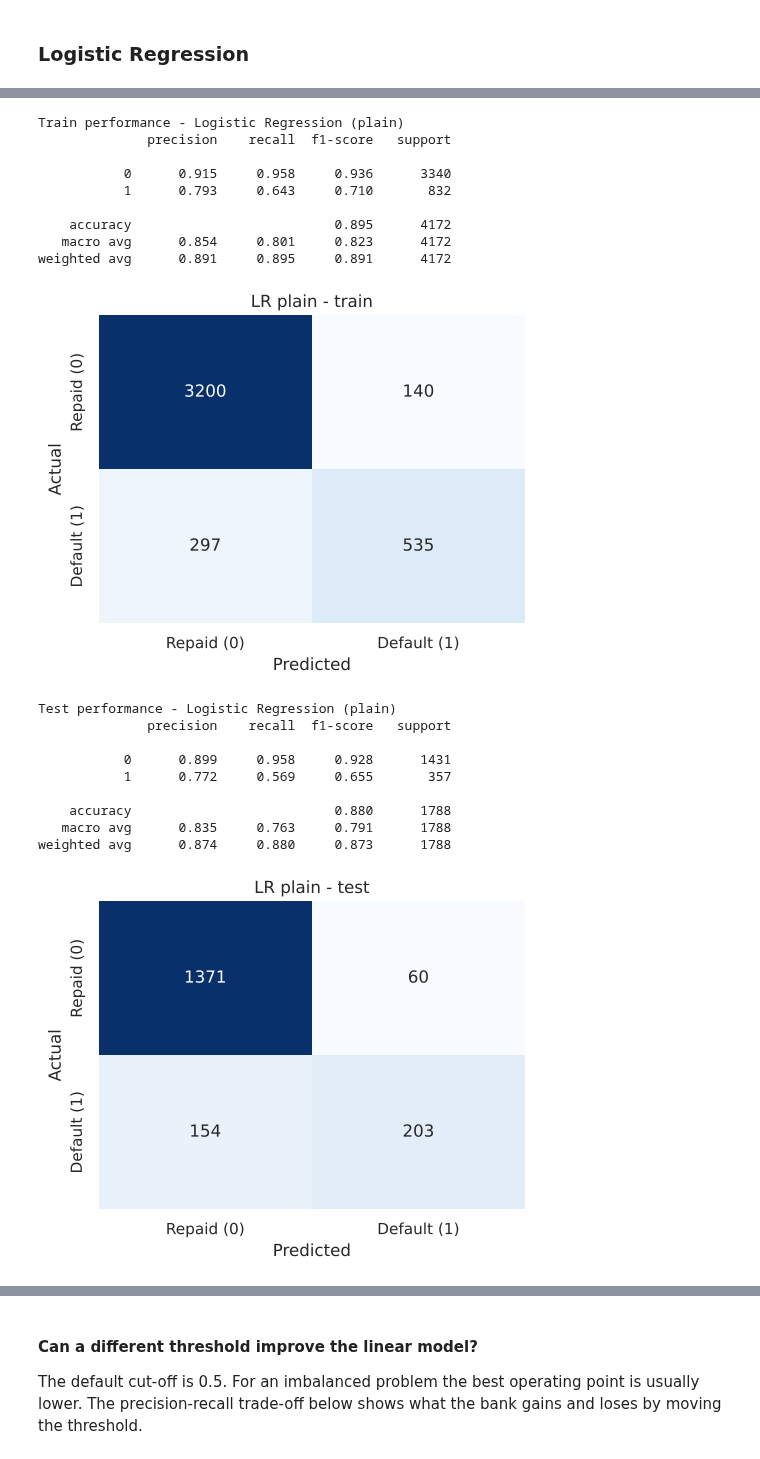
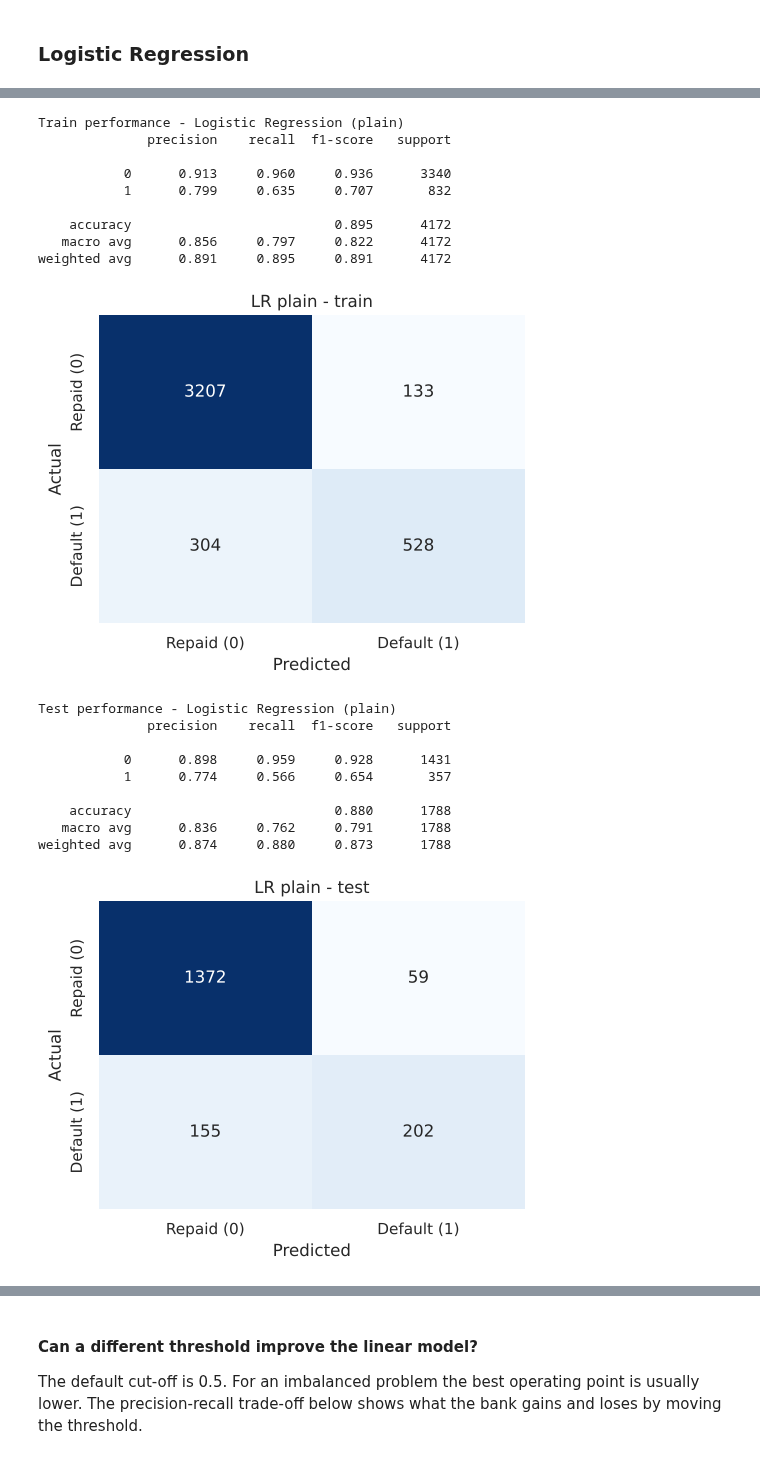
Before and after one commit to shubham1891/Personal-code, a Jupyter notebook: notebooks/Loan_Default_Prediction_Capstone.ipynb, the cells around one changed output, grey strips where cells are left out. Cells and saved outputs as stored; diff of their text form; code cells hidden in the pictures.

```diff
--- a/notebooks/Loan_Default_Prediction_Capstone.ipynb
+++ b/notebooks/Loan_Default_Prediction_Capstone.ipynb
@@ -719,0 +752,4 @@ plt.show()
+# %%
+train_idx, test_idx = train_test_split(data.index, test_size=0.30, random_state=RANDOM_STATE, stratify=data["BAD"])
+print(f"Training rows: {len(train_idx):,} | Test rows: {len(test_idx):,}")
+print(f"Default rate - train: {data.loc[train_idx, 'BAD'].astype(int).mean():.3f}, test: {data.loc[test_idx, 'BAD'].astype(int).mean():.3f}")
@@ -732,31 +771,30 @@ Both kinds matter differently for different models:
 
 We therefore keep two versions of the data: `df_lr` (outliers capped, for the linear model) and `data` (untreated, for the tree models).
 # %%
-def treat_outliers(df, col):
-    '''Cap a numerical column at the IQR whiskers.'''
-    Q1 = df[col].quantile(0.25)
-    Q3 = df[col].quantile(0.75)
+def treat_outliers(df, col, fit_rows):
+    '''Cap a numerical column at the IQR whiskers computed on the training rows.'''
+    Q1 = df.loc[fit_rows, col].quantile(0.25)
+    Q3 = df.loc[fit_rows, col].quantile(0.75)
     IQR = Q3 - Q1
     lower, upper = Q1 - 1.5 * IQR, Q3 + 1.5 * IQR
     df[col] = np.clip(df[col], lower, upper)
     return df
 
-def treat_outliers_all(df, col_list):
+def treat_outliers_all(df, col_list, fit_rows):
     for c in col_list:
-        df = treat_outliers(df, c)
+        df = treat_outliers(df, c, fit_rows)
     return df
 
 df_lr = data.copy()
 
 # IQR capping for the continuous variables
 iqr_cols = [c for c in num_cols if c not in ("DEROG", "DELINQ")]
-df_lr = treat_outliers_all(df_lr, iqr_cols)
+df_lr = treat_outliers_all(df_lr, iqr_cols, train_idx)
 
 # DEROG and DELINQ are counts with Q1 = Q3 = 0, so the IQR whiskers collapse to zero and would erase
-# the variables entirely. They are capped at the 99th percentile instead.
+# the variables entirely. They are capped at the 99th percentile (of the training rows) instead.
 for c in ["DEROG", "DELINQ"]:
-    cap = df_lr[c].quantile(0.99)
-    df_lr[c] = df_lr[c].clip(upper=cap)
+    df_lr[c] = df_lr[c].clip(upper=df_lr.loc[train_idx, c].quantile(0.99))
 
 # Compare the maximum of each column before and after capping
 pd.DataFrame({"max_before": data[num_cols].max(), "max_after": df_lr[num_cols].max(),
@@ -919,18 +957,17 @@ def prepare_xy(df):
 
 # Linear-model version (outliers capped)
 X_lr, y_lr = prepare_xy(df_lr)
-X_train_lr, X_test_lr, y_train_lr, y_test_lr = train_test_split(
-    X_lr, y_lr, test_size=0.30, random_state=RANDOM_STATE, stratify=y_lr)
+X_train_lr, X_test_lr = X_lr.loc[train_idx], X_lr.loc[test_idx]
+y_train_lr, y_test_lr = y_lr.loc[train_idx], y_lr.loc[test_idx]
 
 # Tree-model version (outliers untouched)
 X, y = prepare_xy(data)
-X_train, X_test, y_train, y_test = train_test_split(
-    X, y, test_size=0.30, random_state=RANDOM_STATE, stratify=y)
+X_train, X_test = X.loc[train_idx], X.loc[test_idx]
+y_train, y_test = y.loc[train_idx], y.loc[test_idx]
 
 print("Feature columns:", list(X.columns))
 print(f"\nTrain shape: {X_train.shape}, Test shape: {X_test.shape}")
-print(f"Default rate - train: {y_train.mean():.3f}, test: {y_test.mean():.3f}")
-assert (X_train_lr.index == X_train.index).all(), "both splits must contain the same applicants"
+assert (y_train_lr == y_train).all(), "both data versions must share the same split"
 # %% [output]
 Feature columns: ['LOAN', 'MORTDUE', 'VALUE', 'YOJ', 'DEROG', 'DELINQ', 'CLAGE', 'NINQ', 'CLNO', 'DEBTINC', 'MORTDUE_missing', 'VALUE_missing', 'REASON_missing', 'JOB_missing', 'YOJ_missing', 'DEROG_m ...
 
@@ -944,3 +975,12 @@ X_test_lr_s = pd.DataFrame(scaler.transform(X_test_lr), columns=X_test_lr.column
+# %%
+# Scale the continuous inputs for the linear model (fit on train only); flags and dummies stay 0/1
+scaler = StandardScaler().fit(X_train_lr[num_cols])
+X_train_lr_s, X_test_lr_s = X_train_lr.copy(), X_test_lr.copy()
+X_train_lr_s[num_cols] = scaler.transform(X_train_lr[num_cols])
+X_test_lr_s[num_cols] = scaler.transform(X_test_lr[num_cols])
+
+cv5 = StratifiedKFold(n_splits=5, shuffle=True, random_state=RANDOM_STATE)
+cv3 = StratifiedKFold(n_splits=3, shuffle=True, random_state=RANDOM_STATE)
 # %% [markdown]
 ### Logistic Regression
 # %% [markdown]
@@ -951,32 +992,32 @@ Logistic regression is the **linear benchmark**: it models the log-odds of defau
 # %%
 # 1. Plain logistic regression
-lr_plain = LogisticRegression(max_iter=2000, random_state=RANDOM_STATE)
+lr_plain = LogisticRegression(max_iter=3000, random_state=RANDOM_STATE)
 lr_plain.fit(X_train_lr_s, y_train_lr)
 
 print("Train performance - Logistic Regression (plain)")
 metrics_score(y_train_lr, lr_plain.predict(X_train_lr_s), title="LR plain - train")
 print("Test performance - Logistic Regression (plain)")
 metrics_score(y_test_lr, lr_plain.predict(X_test_lr_s), title="LR plain - test")
 results.append(model_scores(lr_plain, X_train_lr_s, y_train_lr, X_test_lr_s, y_test_lr, "Logistic Regression (plain)"))
 # %% [output]
 Train performance - Logistic Regression (plain)
               precision    recall  f1-score   support
 
-           0      0.915     0.958     0.936      3340
-           1      0.793     0.643     0.710       832
+           0      0.913     0.960     0.936      3340
+           1      0.799     0.635     0.707       832
 
     accuracy                          0.895      4172
-   macro avg      0.854     0.801     0.823      4172
+   macro avg      0.856     0.797     0.822      4172
 weighted avg      0.891     0.895     0.891      4172
-[figure, old version]
+[figure, new version]
 Test performance - Logistic Regression (plain)
               precision    recall  f1-score   support
 
-           0      0.899     0.958     0.928      1431
-           1      0.772     0.569     0.655       357
+           0      0.898     0.959     0.928      1431
+           1      0.774     0.566     0.654       357
 
     accuracy                          0.880      1788
-   macro avg      0.835     0.763     0.791      1788
+   macro avg      0.836     0.762     0.791      1788
 weighted avg      0.874     0.880     0.873      1788
 [figure]
 # %%
```
Also changed, not shown: parts of 82 cells of this notebook, 20 other files.
